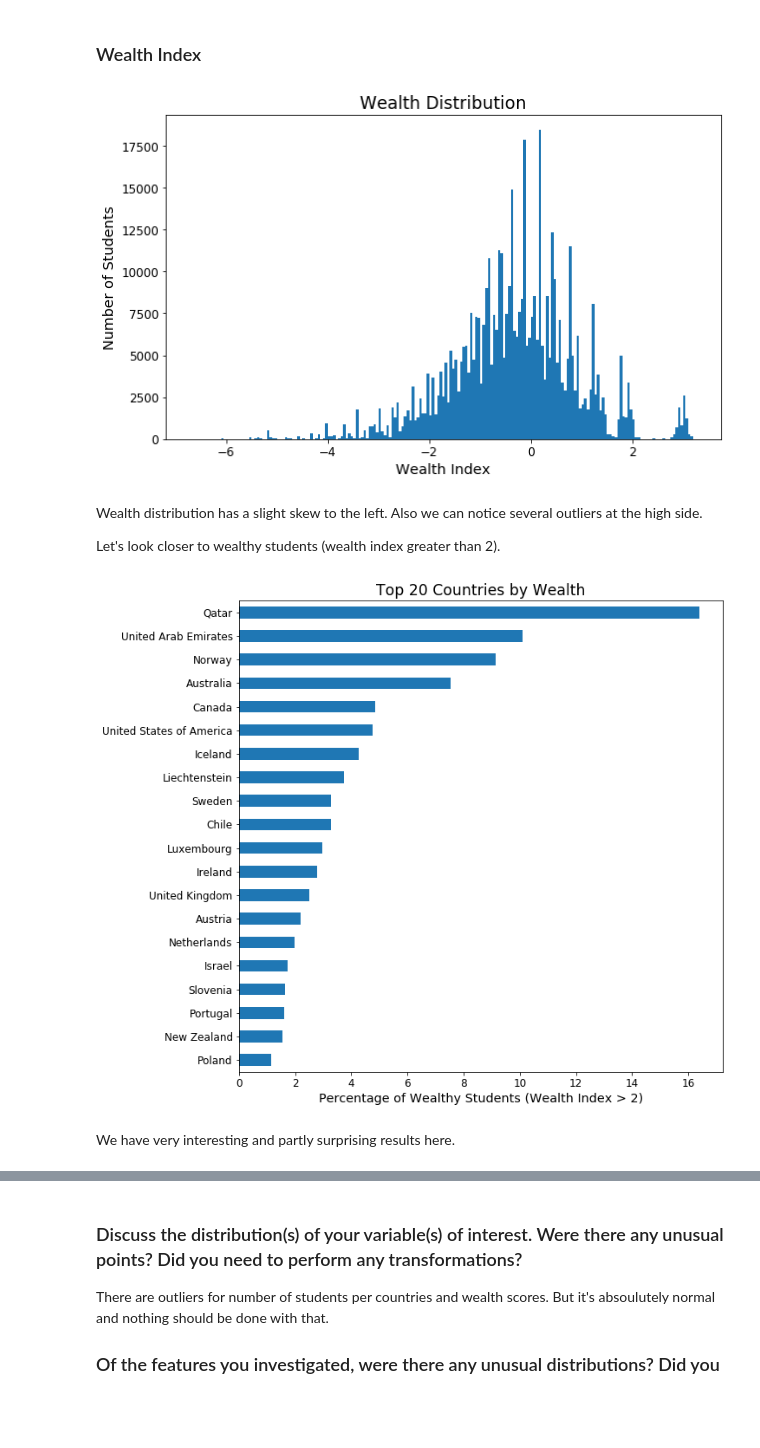
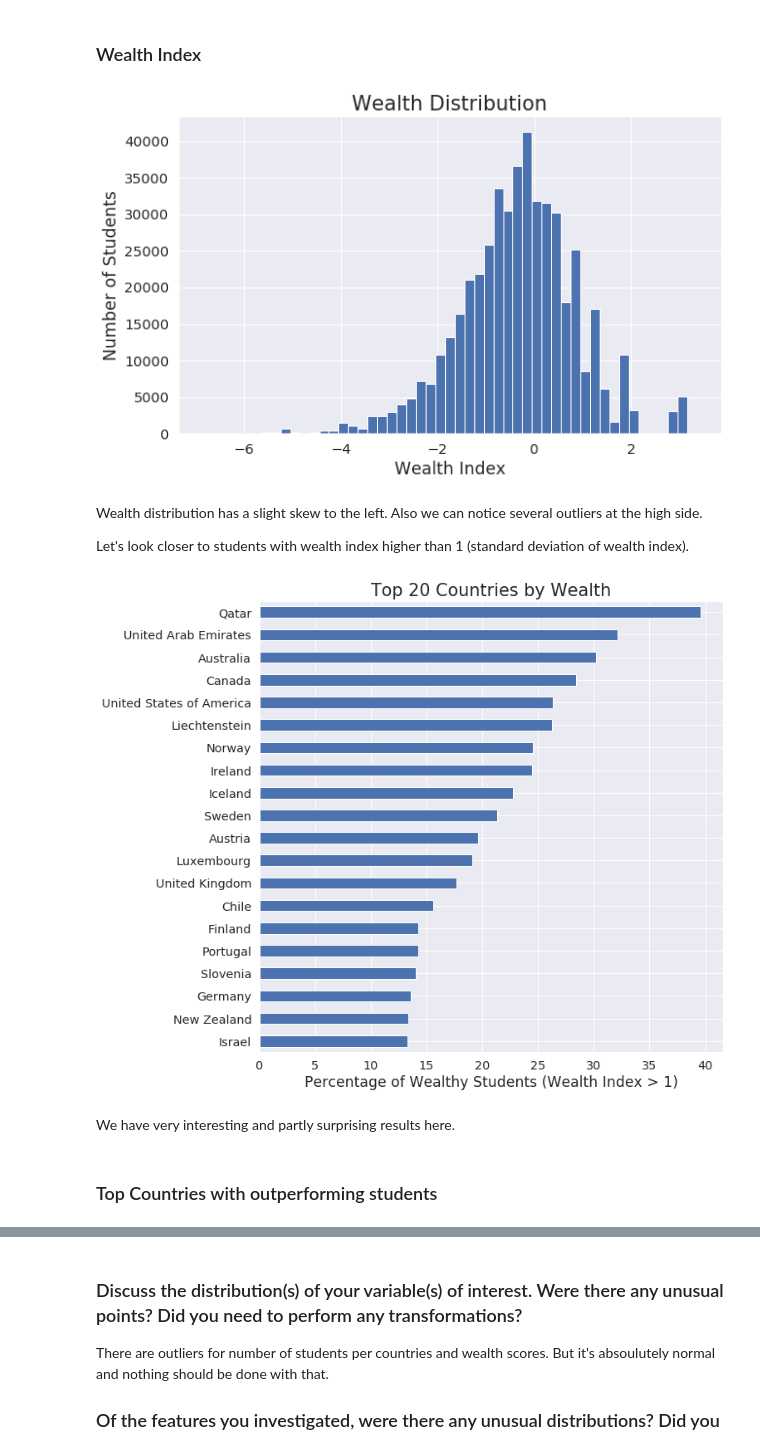
Before and after one commit to yamontv/pisa2012_visualization, a Jupyter notebook: exploration.ipynb, the cells around one changed output, grey strips where cells are left out. Saved outputs shown, nothing was run; the diff lists cells and outputs as text; code cells hidden in the pictures; blank space fills up the shorter version.

```diff
--- a/exploration.ipynb
+++ b/exploration.ipynb
@@ -16,8 +16,9 @@ import seaborn as sb
 %matplotlib inline
 
 # Setup plot parameters
+sb.set()
 params = {
-    'legend.fontsize': 'large',
+    'legend.fontsize': 'medium',
     'figure.figsize': (10, 6),
     'axes.labelsize': 'x-large',
     'axes.titlesize': 'xx-large',
@@ -212,7 +227,7 @@ Distribution looks as it supposed to be. The number of students who use programm
 ### Wealth Index
 # %%
 # Create appropriate bins
-binsize = 0.05
+binsize = 0.2
 bins = np.arange(df['Wealth Index'].min()-binsize, df['Wealth Index'].max()+binsize, binsize)
 
 # Plot
@@ -222,33 +237,35 @@ plt.ylabel('Number of Students')
 plt.xlabel('Wealth Index')
 
 # Save
-plt.savefig('img/wealth_dist.png', dpi=200, bbox_inches="tight");
+plt.savefig('img/wealth_dist.png', dpi=200, bbox_inches="tight")
 # %% [output]
-[figure, old version]
+[figure, new version]
 # %% [markdown]
 Wealth distribution has a slight skew to the left. Also we can notice several outliers at the high side.
 
-Let's look closer to wealthy students (wealth index greater than 2).
+Let's look closer to students with wealth index higher than 1 (standard deviation of wealth index).
 # %%
 # Create a copy
 df_copy = df.copy()
 
 # Create wealthy property
-df_copy['wealthy'] = df_copy['Wealth Index'] > 2
+df_copy['wealthy'] = df_copy['Wealth Index'] > 1
 
 # Find percentage of wealthy by country
 dep = df_copy.groupby('Country').wealthy.mean().mul(100)
 
 # Plot
 plt.figure(figsize=[10, 10])
 dep.sort_values().tail(20).plot(kind='barh')
 plt.title('Top 20 Countries by Wealth')
-plt.xlabel('Percentage of Wealthy Students (Wealth Index > 2)')
+plt.xlabel('Percentage of Wealthy Students (Wealth Index > 1)')
 plt.ylabel(None)
 
 # Save
-plt.savefig('img/top20_wealthy.png', dpi=200, bbox_inches="tight");
+plt.savefig('img/top20_wealthy.png', dpi=200, bbox_inches="tight")
 # %% [output]
-[figure, old version]
+[figure, new version]
 # %% [markdown]
 We have very interesting and partly surprising results here.
+# %% [markdown]
+### Top Countries with outperforming students
```
Also changed, not shown: parts of 21 cells of this notebook, 17 other files.
